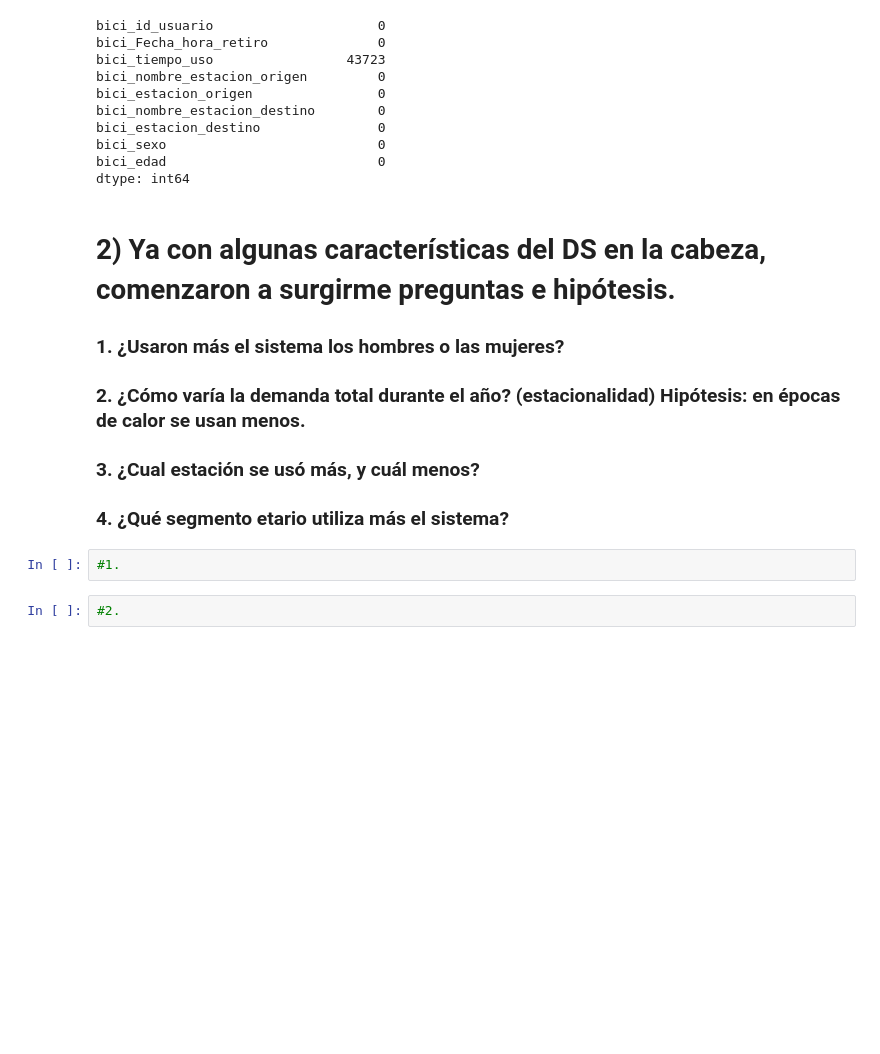
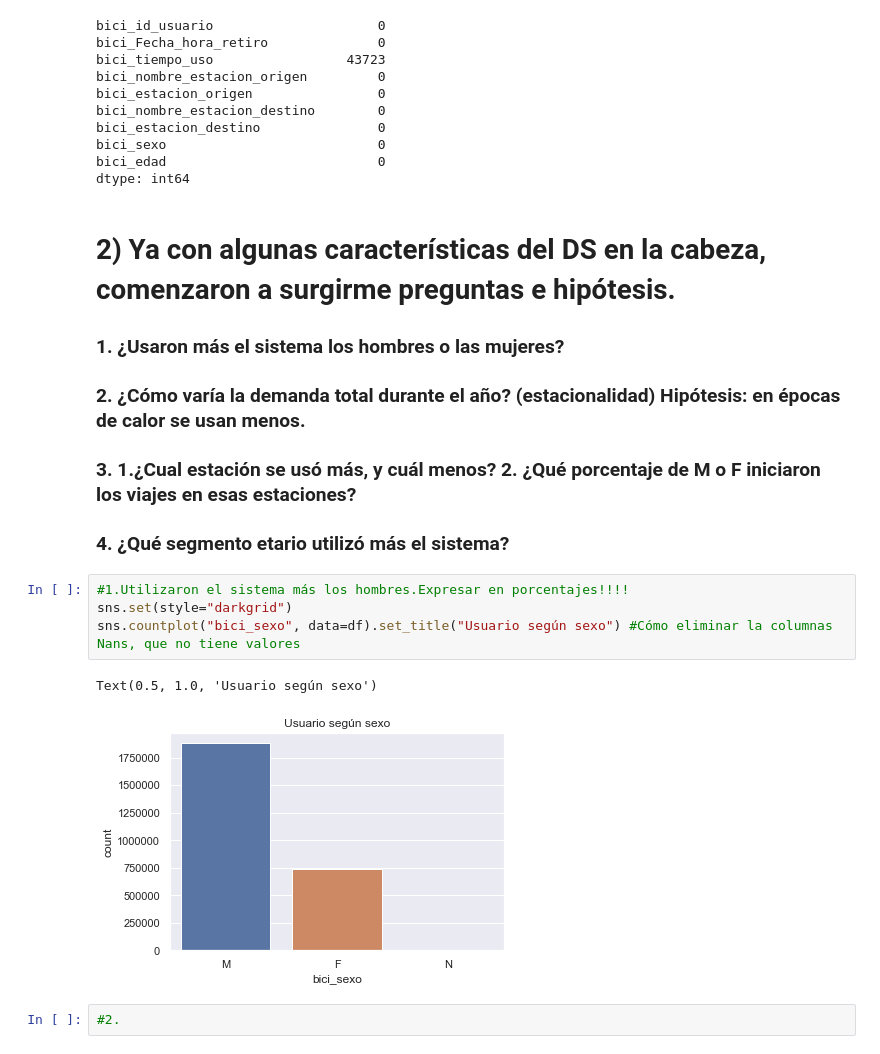
Before and after one commit to fpaterson/Acamica-Data-Science, a Jupyter notebook: Presentación personal/Presentación personal, dataset bicis.ipynb, the cells around one changed output. Cells and saved outputs as stored; diff of their text form; blank space fills up the shorter version.

```diff
--- a/Presentación personal/Presentación personal, dataset bicis.ipynb
+++ b/Presentación personal/Presentación personal, dataset bicis.ipynb
@@ -110,9 +112,14 @@ dtype: int64
 
 ### 1. ¿Usaron más el sistema los hombres o las mujeres?
 ### 2. ¿Cómo varía la demanda total durante el año? (estacionalidad) Hipótesis: en épocas de calor se usan menos.
-### 3. ¿Cual estación se usó más, y cuál menos?
-### 4. ¿Qué segmento etario utiliza más el sistema?
+### 3. 1.¿Cual estación se usó más, y cuál menos? 2. ¿Qué porcentaje de M o F iniciaron los viajes en esas estaciones?
+### 4. ¿Qué segmento etario utilizó más el sistema?
-# %%
-#1.
+# %%
+#1.Utilizaron el sistema más los hombres.Expresar en porcentajes!!!!
+sns.set(style="darkgrid")
+sns.countplot("bici_sexo", data=df).set_title("Usuario según sexo") #Cómo eliminar la columnas Nans, que no tiene valores
+# %% [output]
+Text(0.5, 1.0, 'Usuario según sexo')
+[figure, added]
 # %%
 #2.
```
Also changed, not shown: parts of 7 cells of this notebook, 1 other file.
